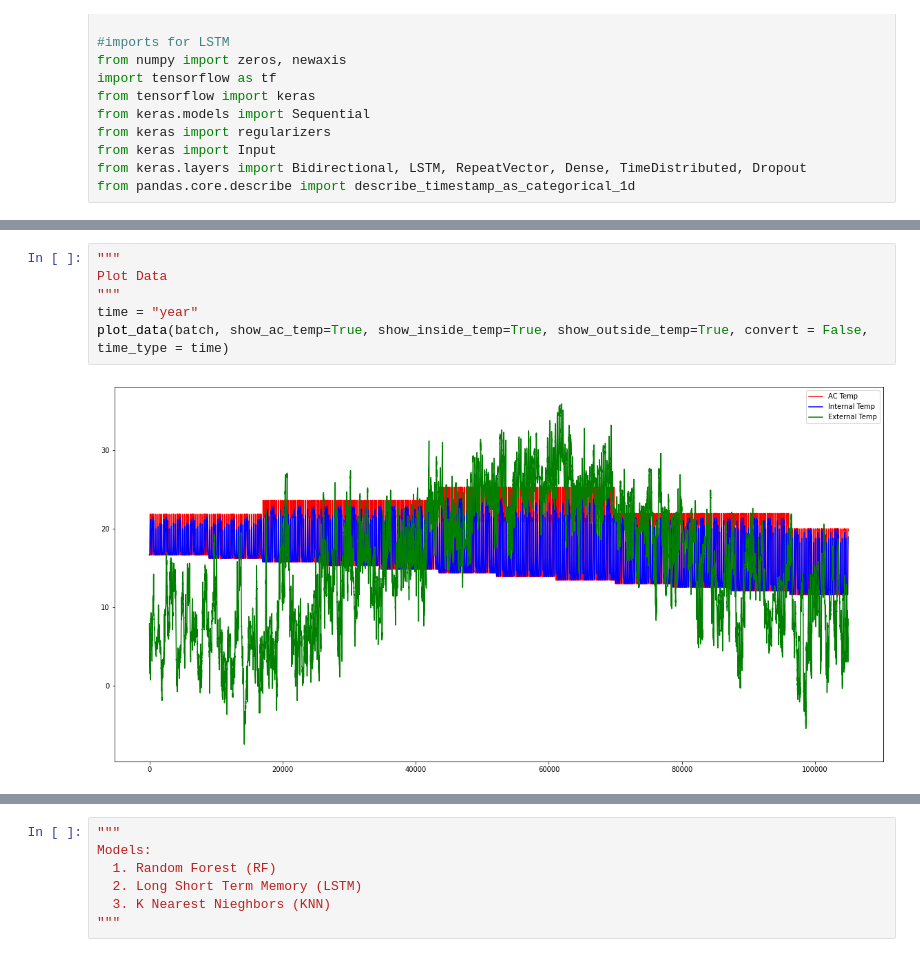
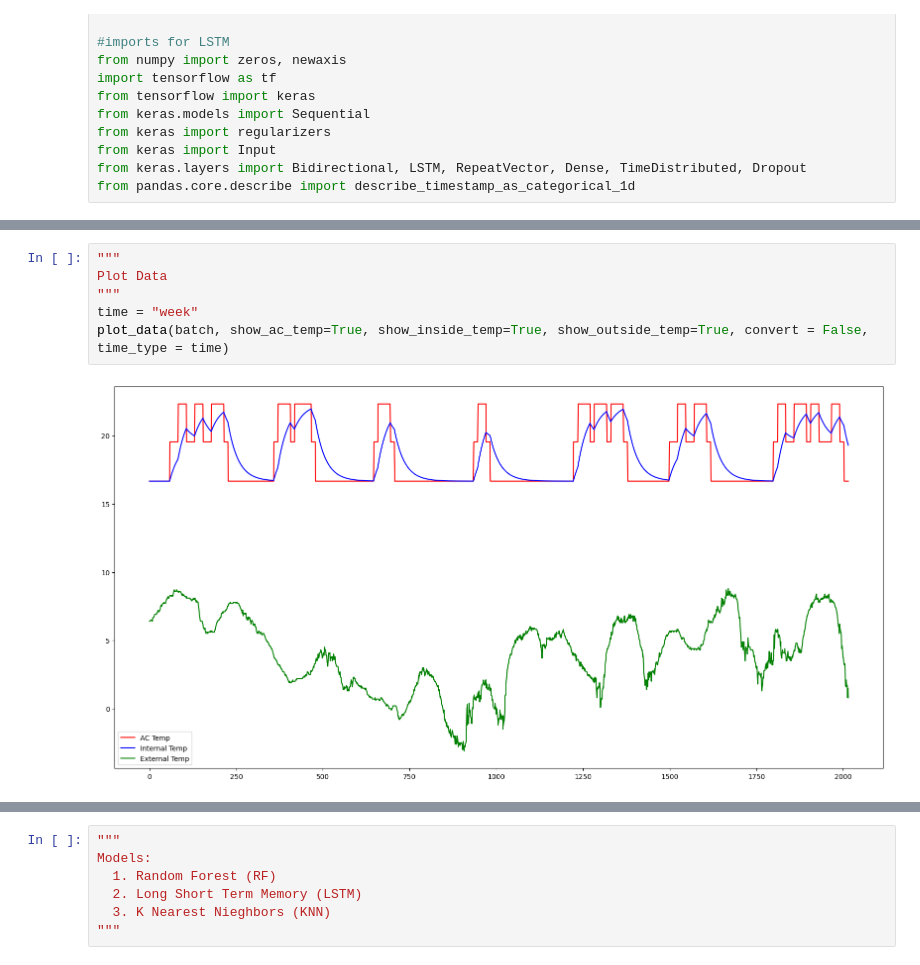
Before and after one commit to shef4/fireflyai, a Jupyter notebook: Thermoflyai_model_training.ipynb, the cells around one changed output, grey strips where cells are left out. Cells and saved outputs as stored; diff of their text form.

```diff
--- a/Thermoflyai_model_training.ipynb
+++ b/Thermoflyai_model_training.ipynb
@@ -423,11 +424,11 @@ Name: AC Temp, dtype: float64
 # %%
 """
 Plot Data
 """
-time = "year"
+time = "week"
 plot_data(batch, show_ac_temp=True, show_inside_temp=True, show_outside_temp=True, convert = False, time_type = time)
 # %% [output]
-[figure, old version]
+[figure, new version]
 # %%
 plot_data(batch, show_ac_temp=False, show_inside_temp=True, show_outside_temp=True, convert = True, time_type = time)
 # %% [output]
```
Also changed, not shown: parts of 13 cells of this notebook, 1 other file.
